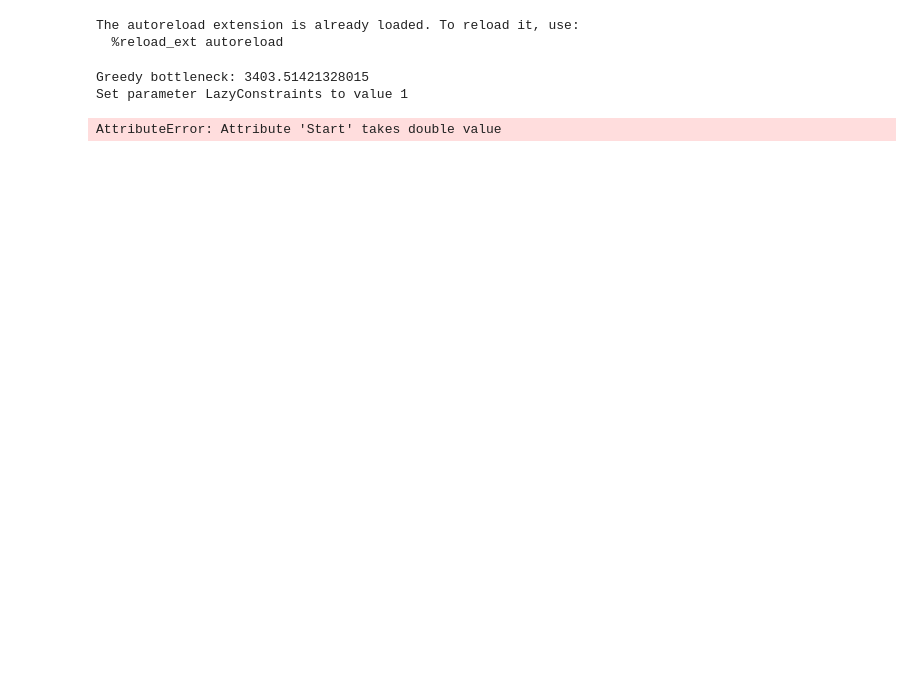
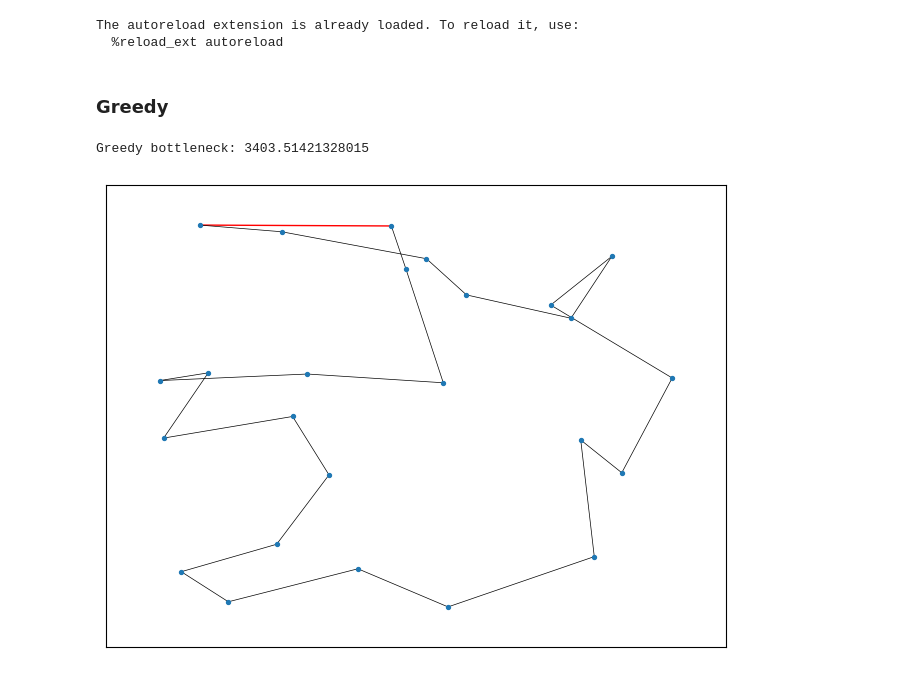
Before and after one commit to uwu-octane/alg_lab, a Jupyter notebook: 04_mip/mip.ipynb, the cells around one changed output. Drawn from its saved outputs; the diff is of its cells as text; code cells hidden in the pictures; blank space fills up the shorter version.

```diff
--- a/04_mip/mip.ipynb
+++ b/04_mip/mip.ipynb
@@ -13,11 +13,13 @@ The autoreload extension is already loaded. To reload it, use:
   %reload_ext autoreload
 # %%
 points = util.import_instance("25.json")
+# %% [markdown]
+### Greedy
 # %%
-start = Greedy_Btsp(points).solve()
-sol, timetaken = BTSPSolverIP(points, util.all_edges_sorted(points)).solve(start, bottleneck)
+start,bottleneck= Greedy_Btsp(points).solve()
+with suppress_stdout():
+    sol, timetaken = BTSPSolverIP(points, util.all_edges_sorted(points)).solve(start, bottleneck)
 draw_edges(sol)
 # %% [output]
 Greedy bottleneck: 3403.51421328015
-Set parameter LazyConstraints to value 1
-AttributeError: Attribute 'Start' takes double value
+[figure, added]
```
Also changed, not shown: parts of 7 cells of this notebook, 3 other files.
